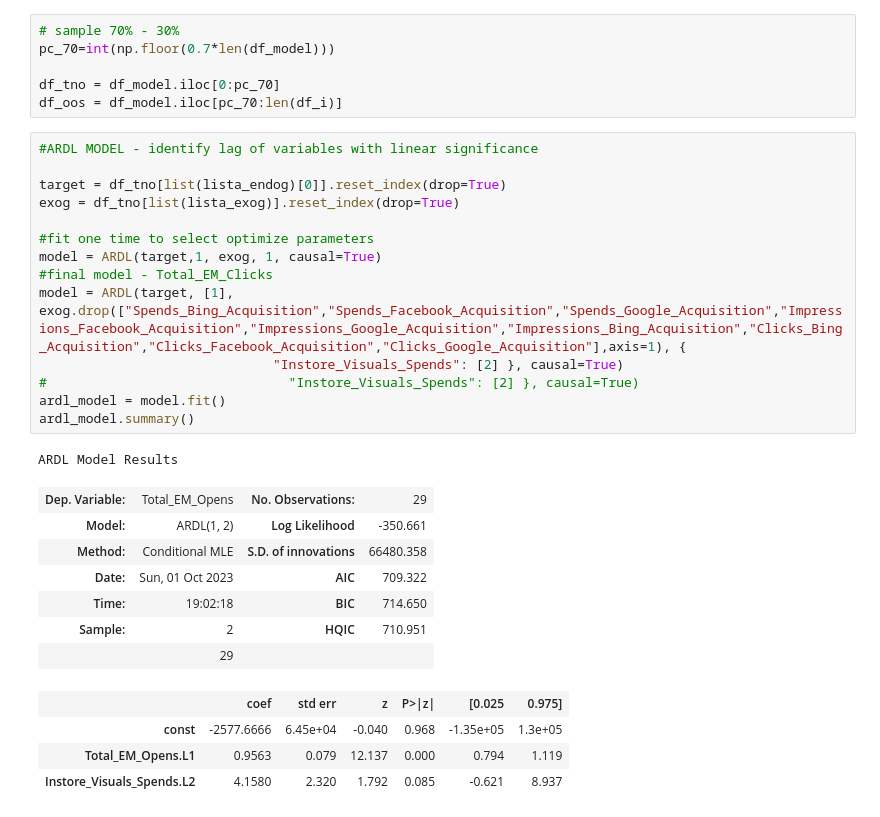
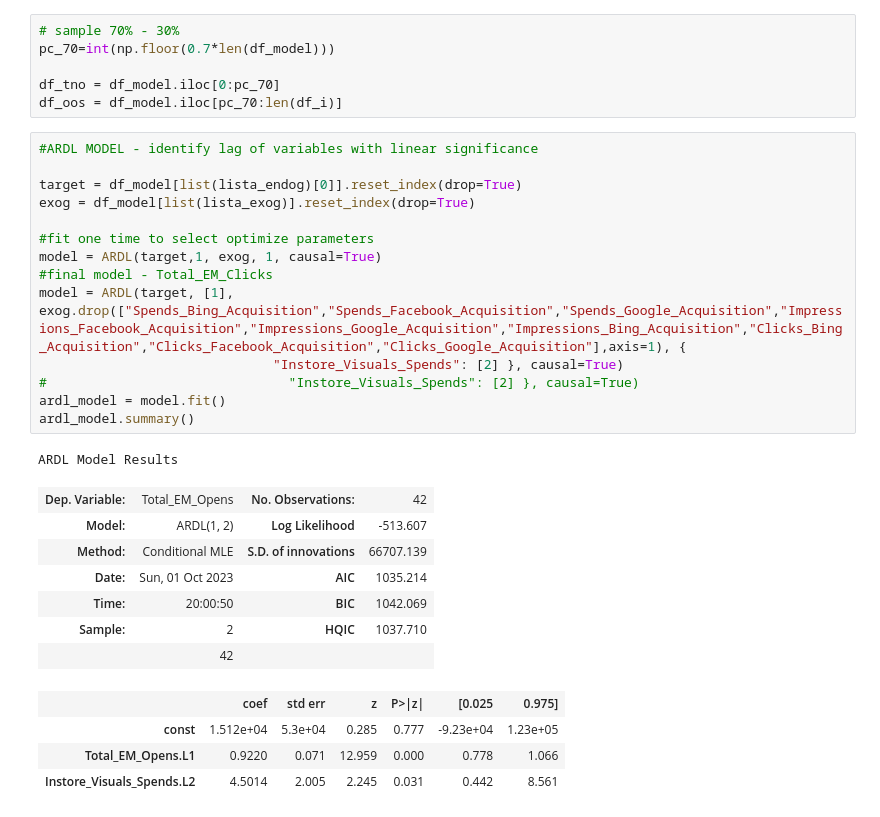
Before and after one commit to ctorresnavy/AcadiaChallenge, a Jupyter notebook: ACADIA_DataScientist_Challenge.ipynb, the cells around one changed output. Drawn from its saved outputs; the diff is of its cells as text.

```diff
--- a/ACADIA_DataScientist_Challenge.ipynb
+++ b/ACADIA_DataScientist_Challenge.ipynb
@@ -163,27 +163,27 @@ df_oos = df_model.iloc[pc_70:len(df_i)]
 # %%
 #ARDL MODEL - identify lag of variables with linear significance
 
-target = df_tno[list(lista_endog)[0]].reset_index(drop=True)
-exog = df_tno[list(lista_exog)].reset_index(drop=True)
+target = df_model[list(lista_endog)[0]].reset_index(drop=True)
+exog = df_model[list(lista_exog)].reset_index(drop=True)
 
 #fit one time to select optimize parameters
 model = ARDL(target,1, exog, 1, causal=True)
 #final model - Total_EM_Clicks
 model = ARDL(target, [1], exog.drop(["Spends_Bing_Acquisition","Spends_Facebook_Acquisition","Spends_Google_Acquisition","Impressions_Facebook_Acquisition","Impressions_Google_Acquisition","Impressions_Bing_Acquisition","Clicks_Bing_Acquisition","Clicks_Facebook_Acquisition","Clicks_Google_Acquisition"],axis=1), {
                               "Instore_Visuals_Spends": [2] }, causal=True)
 #                               "Instore_Visuals_Spends": [2] }, causal=True)
 ardl_model = model.fit()
 ardl_model.summary()
 # %% [output]
 ARDL Model Results
-| Dep. Variable: | Total_EM_Opens | No. Observations: | 29 |
-| Model: | ARDL(1, 2) | Log Likelihood | -350.661 |
-| Method: | Conditional MLE | S.D. of innovations | 66480.358 |
-| Date: | Sun, 01 Oct 2023 | AIC | 709.322 |
-| Time: | 19:02:18 | BIC | 714.650 |
-| Sample: | 2 | HQIC | 710.951 |
-|  | 29 |  |  |
+| Dep. Variable: | Total_EM_Opens | No. Observations: | 42 |
+| Model: | ARDL(1, 2) | Log Likelihood | -513.607 |
+| Method: | Conditional MLE | S.D. of innovations | 66707.139 |
+| Date: | Sun, 01 Oct 2023 | AIC | 1035.214 |
+| Time: | 20:00:50 | BIC | 1042.069 |
+| Sample: | 2 | HQIC | 1037.710 |
+|  | 42 |  |  |
 |  | coef | std err | z | P>|z| | [0.025 | 0.975] |
-| const | -2577.6666 | 6.45e+04 | -0.040 | 0.968 | -1.35e+05 | 1.3e+05 |
-| Total_EM_Opens.L1 | 0.9563 | 0.079 | 12.137 | 0.000 | 0.794 | 1.119 |
-| Instore_Visuals_Spends.L2 | 4.1580 | 2.320 | 1.792 | 0.085 | -0.621 | 8.937 |
+| const | 1.512e+04 | 5.3e+04 | 0.285 | 0.777 | -9.23e+04 | 1.23e+05 |
+| Total_EM_Opens.L1 | 0.9220 | 0.071 | 12.959 | 0.000 | 0.778 | 1.066 |
+| Instore_Visuals_Spends.L2 | 4.5014 | 2.005 | 2.245 | 0.031 | 0.442 | 8.561 |
```
Also changed, not shown: parts of 1 cell of this notebook.
